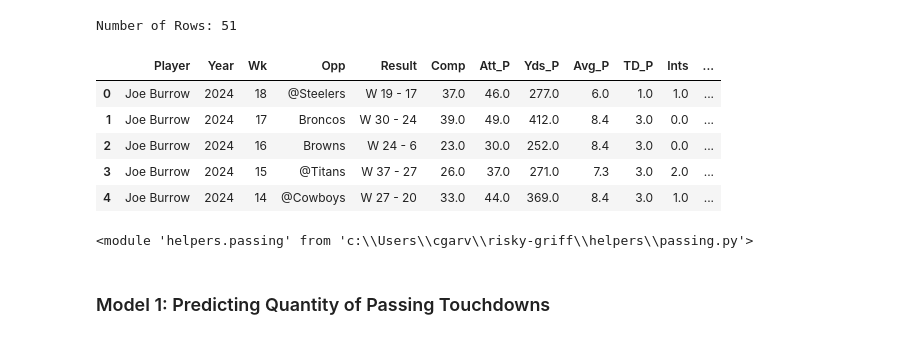
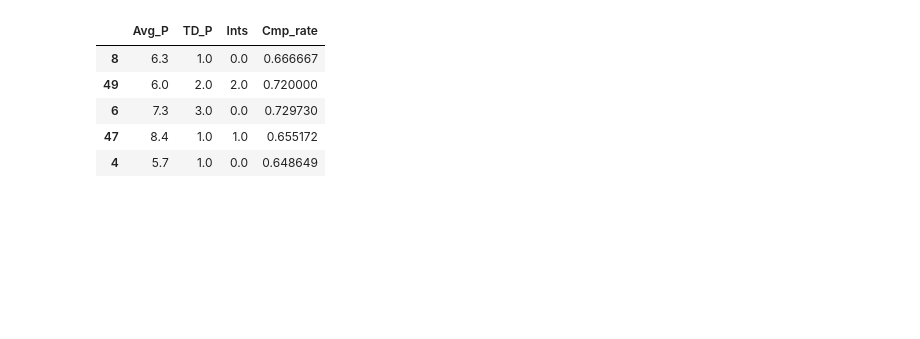
Before and after one commit to colegarvey/super-duper-octo-adventure, a Jupyter notebook: p_stat.ipynb, the cells around one changed output. Drawn from its saved outputs; the diff is of its cells as text; code cells hidden in the pictures; blank space fills up the shorter version.

```diff
--- a/p_stat.ipynb
+++ b/p_stat.ipynb
@@ -31,25 +40,14 @@ passing_data.head()
-# %%
-PLAYER = "Joe Burrow"
-player_data = passing_data.loc[passing_data['Player'] == PLAYER]
-print("Number of Rows:", len(player_data))
-player_data.head()
-# %% [output]
-Number of Rows: 51
-|  | Player | Year | Wk | Opp | Result | Comp | Att_P | Yds_P | Avg_P | TD_P | Ints | ... |
-| 0 | Joe Burrow | 2024 | 18 | @Steelers | W 19 - 17 | 37.0 | 46.0 | 277.0 | 6.0 | 1.0 | 1.0 | ... |
-| 1 | Joe Burrow | 2024 | 17 | Broncos | W 30 - 24 | 39.0 | 49.0 | 412.0 | 8.4 | 3.0 | 0.0 | ... |
-| 2 | Joe Burrow | 2024 | 16 | Browns | W 24 - 6 | 23.0 | 30.0 | 252.0 | 8.4 | 3.0 | 0.0 | ... |
-| 3 | Joe Burrow | 2024 | 15 | @Titans | W 37 - 27 | 26.0 | 37.0 | 271.0 | 7.3 | 3.0 | 2.0 | ... |
-| 4 | Joe Burrow | 2024 | 14 | @Cowboys | W 27 - 20 | 33.0 | 44.0 | 369.0 | 8.4 | 3.0 | 1.0 | ... |
-# %%
-importlib.reload(passing)
-# %% [output]
-<module 'helpers.passing' from 'c:\\Users\\cgarv\\risky-griff\\helpers\\passing.py'>
-# %% [markdown]
-### Model 1: Predicting Quantity of Passing Touchdowns
 # %%
 # Set features and statistic to predict
 X, y = passing.prep_passing_td(player_data)
 
 # Split player data into training(80%) and testing(20%) subsets
 X_train, X_test, y_train, y_test = train_test_split(X, y, test_size=0.2, random_state=42)
+X_train.head()
+# %% [output]
+|  | Avg_P | TD_P | Ints | Cmp_rate |
+| 8 | 6.3 | 1.0 | 0.0 | 0.666667 |
+| 49 | 6.0 | 2.0 | 2.0 | 0.720000 |
+| 6 | 7.3 | 3.0 | 0.0 | 0.729730 |
+| 47 | 8.4 | 1.0 | 1.0 | 0.655172 |
+| 4 | 5.7 | 1.0 | 0.0 | 0.648649 |
```
Also changed, not shown: parts of 16 cells of this notebook, 1 other file.
